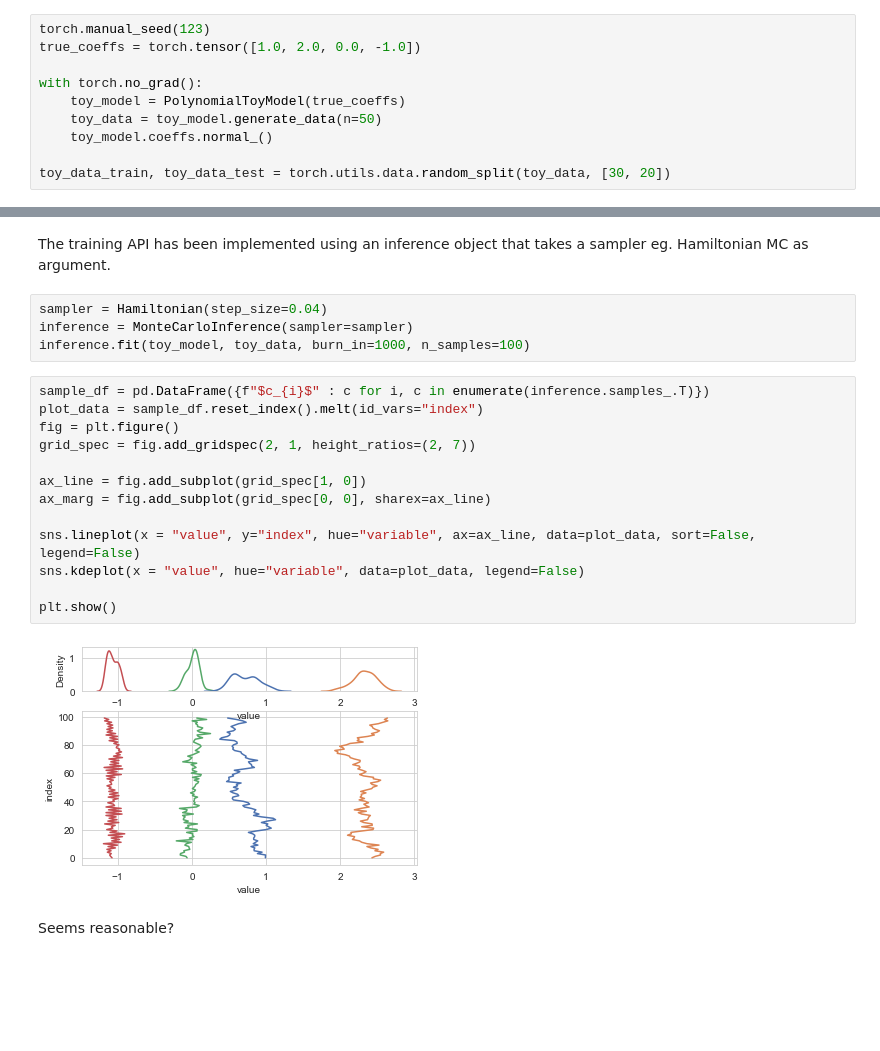
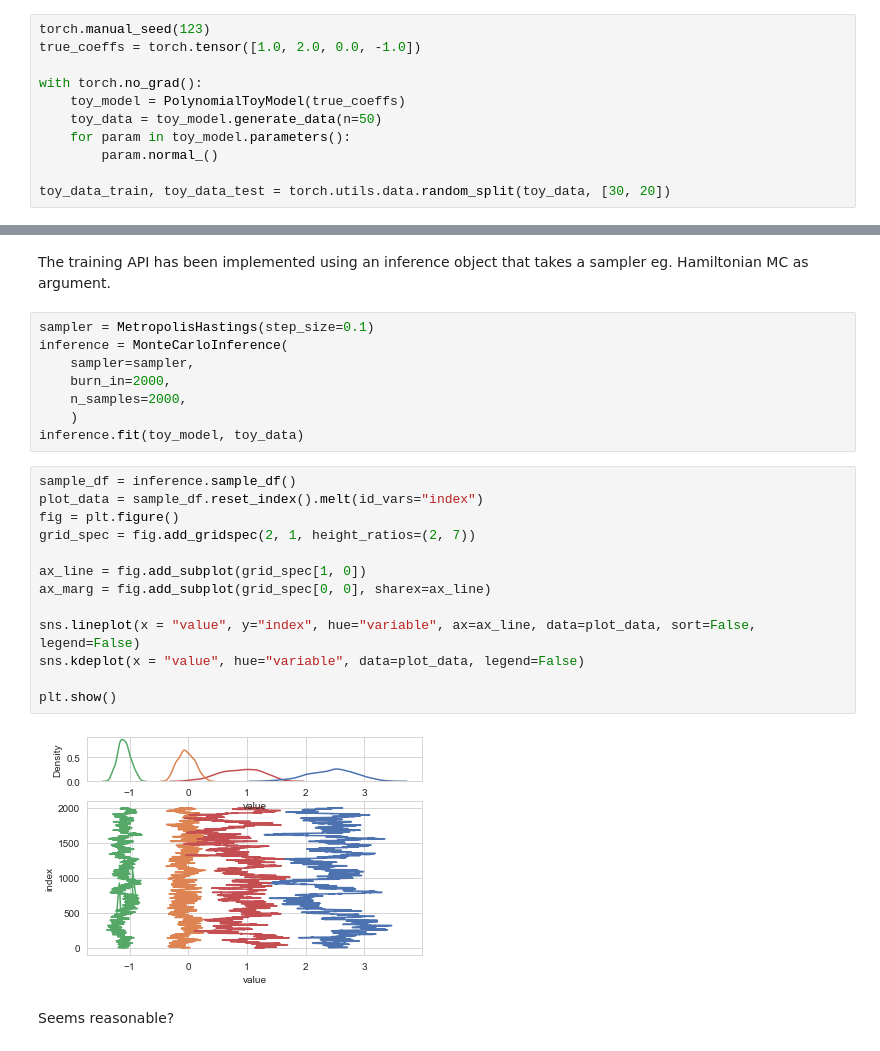
Before and after one commit to sorenhartmann/Speciale, a Jupyter notebook: notebooks/toy_model.ipynb, the cells around one changed output, grey strips where cells are left out. Saved outputs shown, nothing was run; the diff lists cells and outputs as text; blank space fills up the shorter version.

```diff
--- a/notebooks/toy_model.ipynb
+++ b/notebooks/toy_model.ipynb
@@ -27,7 +27,8 @@ true_coeffs = torch.tensor([1.0, 2.0, 0.0, -1.0])
 with torch.no_grad():
     toy_model = PolynomialToyModel(true_coeffs)
     toy_data = toy_model.generate_data(n=50)
-    toy_model.coeffs.normal_()
+    for param in toy_model.parameters():
+        param.normal_()
 
 toy_data_train, toy_data_test = torch.utils.data.random_split(toy_data, [30, 20])
 # %% [markdown]
@@ -43,24 +44,28 @@ plt.show()
 # %% [markdown]
 The training API has been implemented using an inference object that takes a sampler eg. Hamiltonian MC as argument.
 # %%
-sampler = Hamiltonian(step_size=0.04)
-inference = MonteCarloInference(sampler=sampler)
-inference.fit(toy_model, toy_data, burn_in=1000, n_samples=100)
+sampler = MetropolisHastings(step_size=0.1)
+inference = MonteCarloInference(
+    sampler=sampler,
+    burn_in=2000,
+    n_samples=2000,
+    )
+inference.fit(toy_model, toy_data)
 # %%
-sample_df = pd.DataFrame({f"$c_{i}$" : c for i, c in enumerate(inference.samples_.T)})
+sample_df = inference.sample_df()
 plot_data = sample_df.reset_index().melt(id_vars="index")
 fig = plt.figure()
 grid_spec = fig.add_gridspec(2, 1, height_ratios=(2, 7))
 
 ax_line = fig.add_subplot(grid_spec[1, 0])
 ax_marg = fig.add_subplot(grid_spec[0, 0], sharex=ax_line)
 
 sns.lineplot(x = "value", y="index", hue="variable", ax=ax_line, data=plot_data, sort=False, legend=False)
 sns.kdeplot(x = "value", hue="variable", data=plot_data, legend=False)
 
 plt.show()
 # %% [output]
-[figure, old version]
+[figure, new version]
 # %% [markdown]
 Seems reasonable?
 # %%
```
Also changed, not shown: parts of 3 cells of this notebook, 19 other files.
